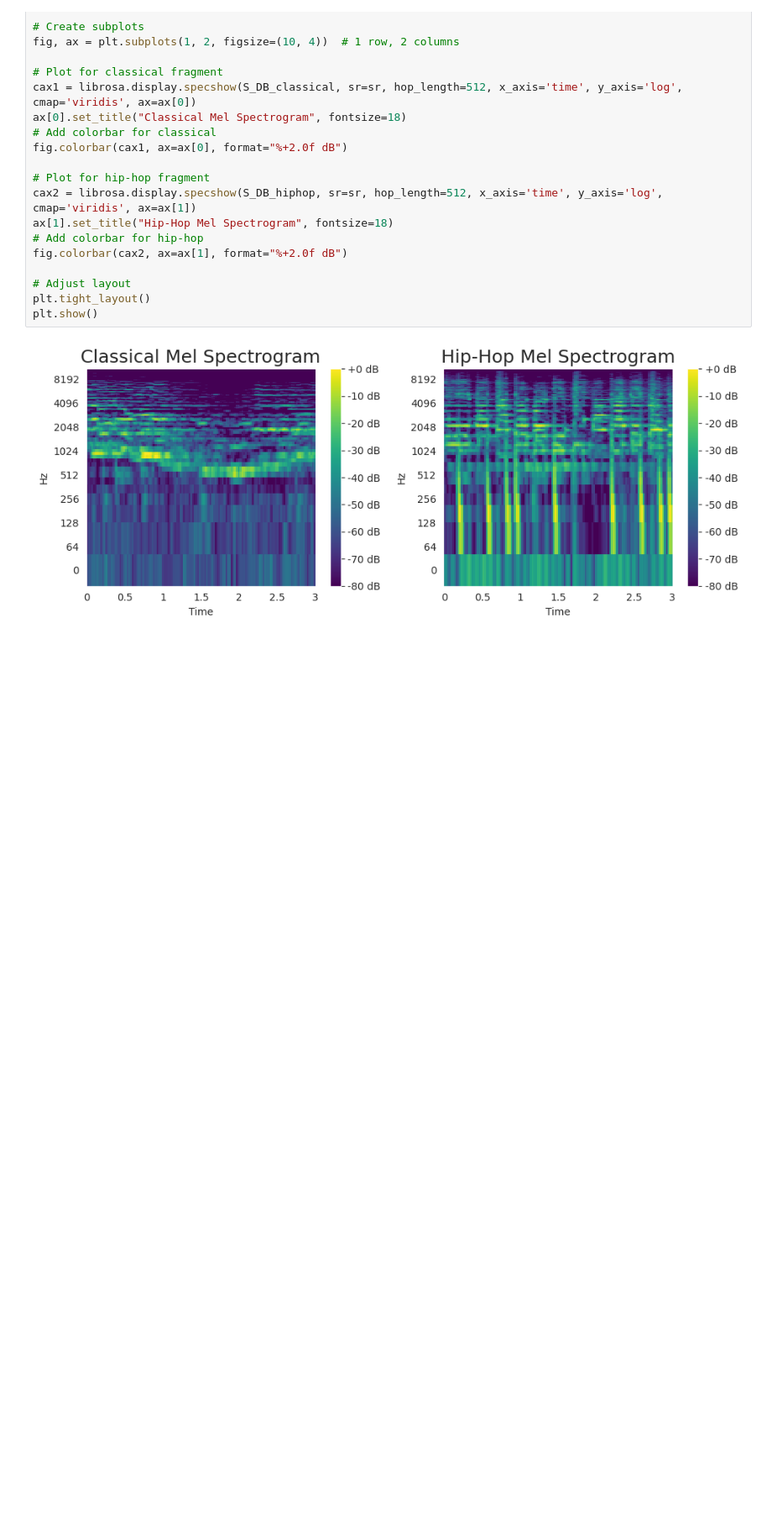
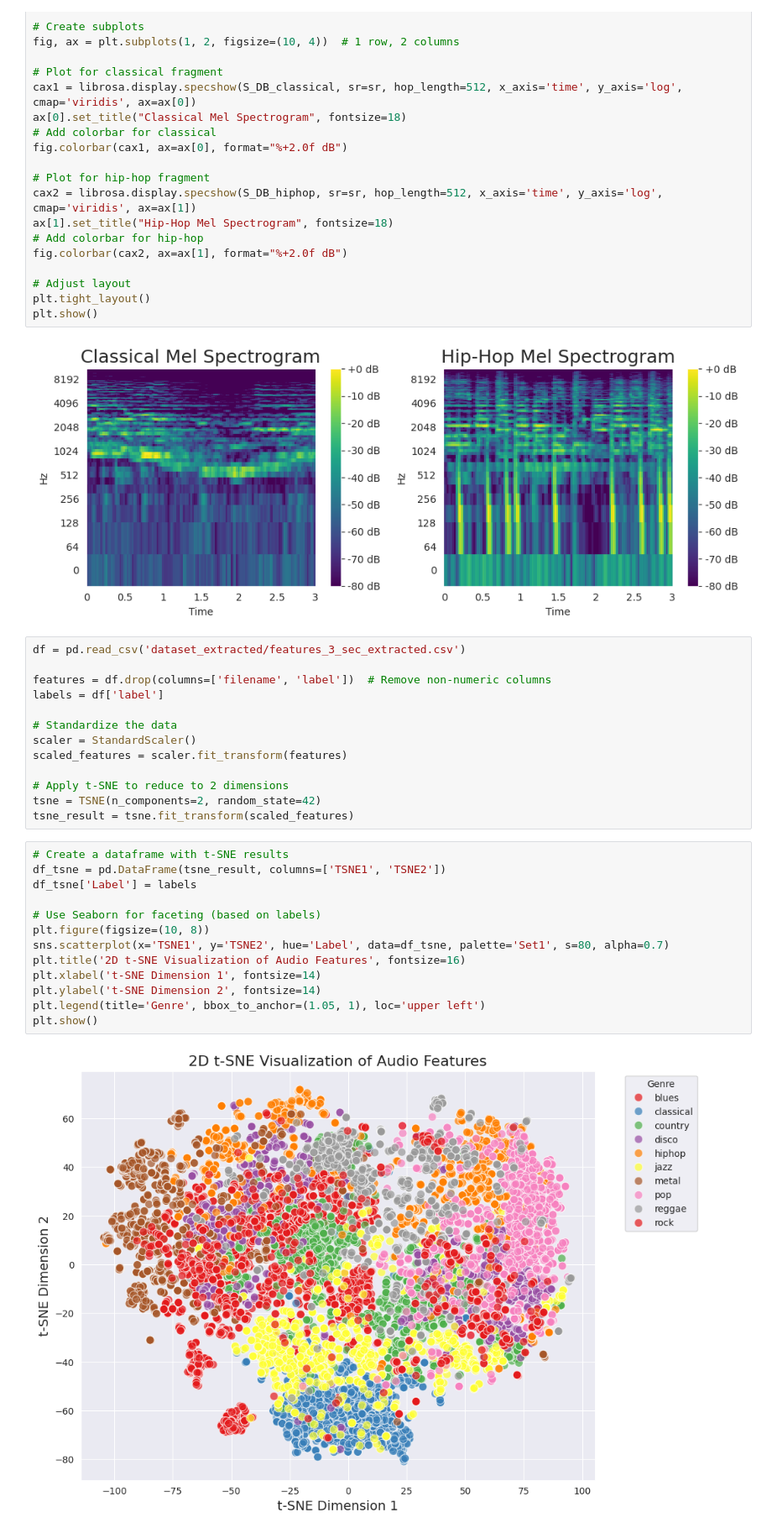
Before and after one commit to hylkewest/MusicGenreClassification, a Jupyter notebook: music_genre_classification_feature_extraction.ipynb, the cells around one changed output. Shown at 84% size. Cells and saved outputs as stored; diff of their text form; blank space fills up the shorter version.

Commit message:
tsne

```diff
--- a/music_genre_classification_feature_extraction.ipynb
+++ b/music_genre_classification_feature_extraction.ipynb
@@ -309,3 +312,31 @@ plt.tight_layout()
 plt.show()
 # %% [output]
 [figure]
+# %%
+df = pd.read_csv('dataset_extracted/features_3_sec_extracted.csv')
+
+features = df.drop(columns=['filename', 'label'])  # Remove non-numeric columns
+labels = df['label']
+
+# Standardize the data
+scaler = StandardScaler()
+scaled_features = scaler.fit_transform(features)
+
+# Apply t-SNE to reduce to 2 dimensions
+tsne = TSNE(n_components=2, random_state=42)
+tsne_result = tsne.fit_transform(scaled_features)
+# %%
+# Create a dataframe with t-SNE results
+df_tsne = pd.DataFrame(tsne_result, columns=['TSNE1', 'TSNE2'])
+df_tsne['Label'] = labels
+
+# Use Seaborn for faceting (based on labels)
+plt.figure(figsize=(10, 8))
+sns.scatterplot(x='TSNE1', y='TSNE2', hue='Label', data=df_tsne, palette='Set1', s=80, alpha=0.7)
+plt.title('2D t-SNE Visualization of Audio Features', fontsize=16)
+plt.xlabel('t-SNE Dimension 1', fontsize=14)
+plt.ylabel('t-SNE Dimension 2', fontsize=14)
+plt.legend(title='Genre', bbox_to_anchor=(1.05, 1), loc='upper left')
+plt.show()
+# %% [output]
+[figure, added]
```
Also changed, not shown: parts of 3 cells of this notebook.
